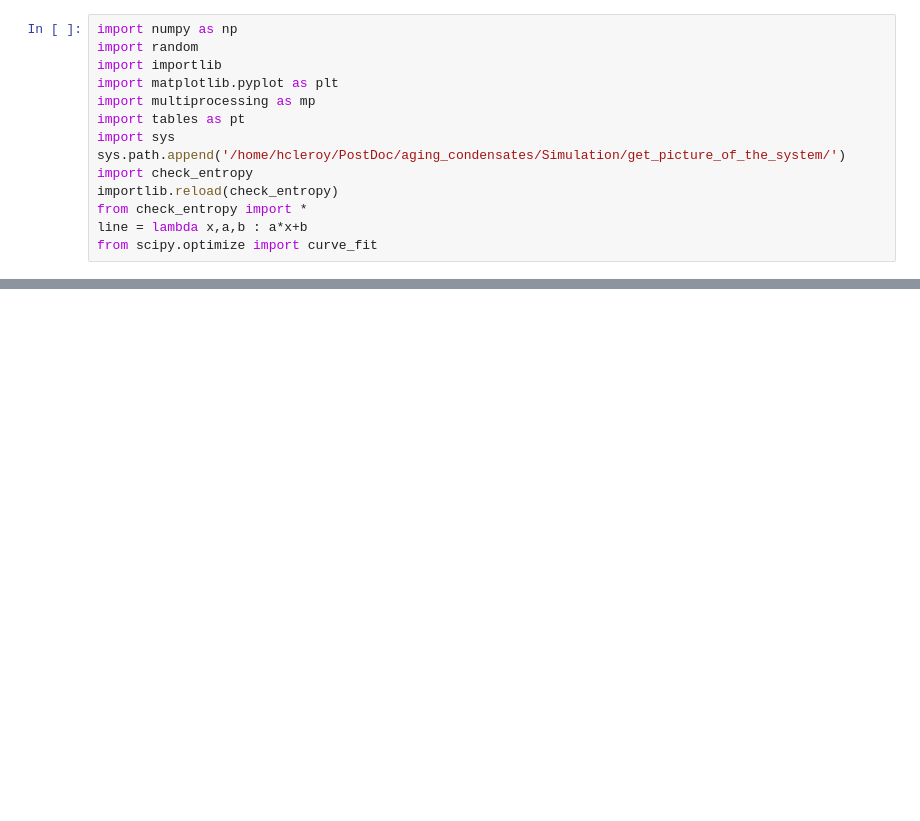
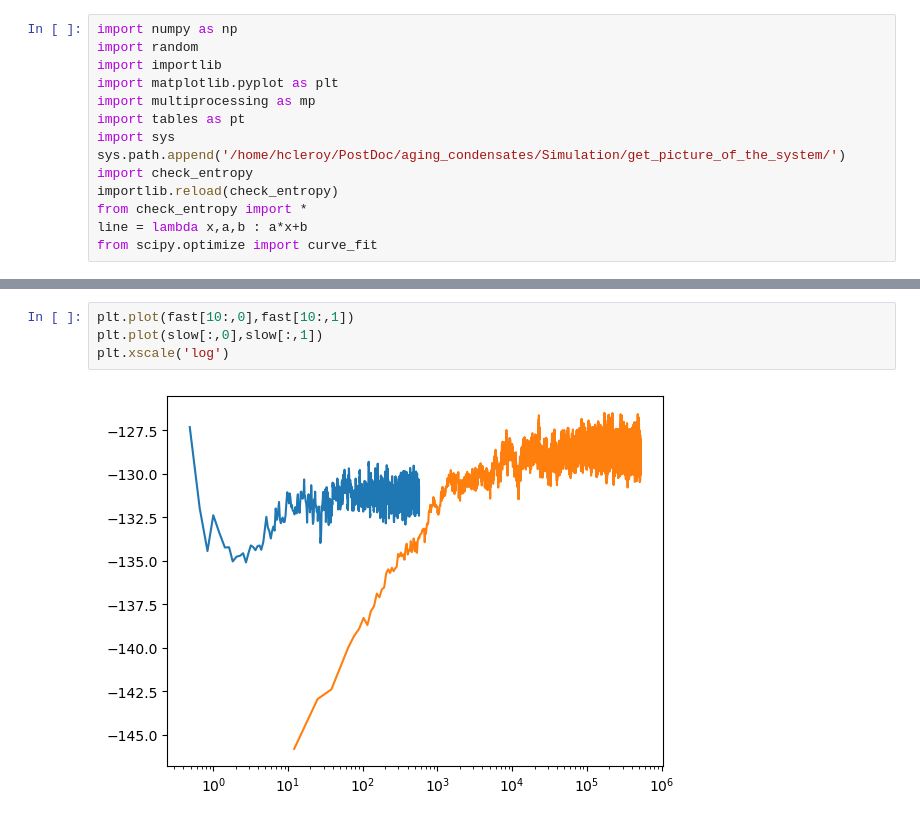
Before and after one commit to cachetdaspirine/Evolution_of_the_Entropy, a Jupyter notebook: Influence_of_kdiff/get_picture.ipynb, the cells around one changed output, grey strips where cells are left out. Saved outputs shown, nothing was run; the diff lists cells and outputs as text; blank space fills up the shorter version.

```diff
--- a/Influence_of_kdiff/get_picture.ipynb
+++ b/Influence_of_kdiff/get_picture.ipynb
@@ -19,0 +18,6 @@ FileNotFoundError: [Errno 2] No such file or directory: 'kdiff_0x1.1a47c7ee5a515
+# %%
+plt.plot(fast[10:,0],fast[10:,1])
+plt.plot(slow[:,0],slow[:,1])
+plt.xscale('log')
+# %% [output]
+[figure, added]
```
Also changed, not shown: parts of 1 cell of this notebook, 3 other files.
